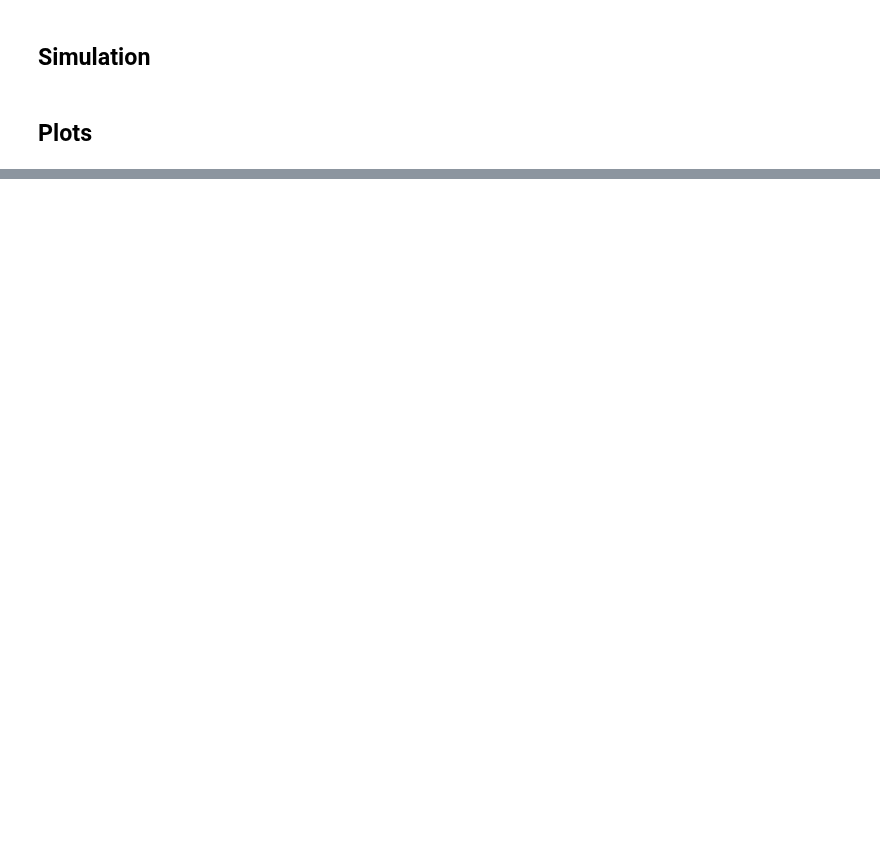
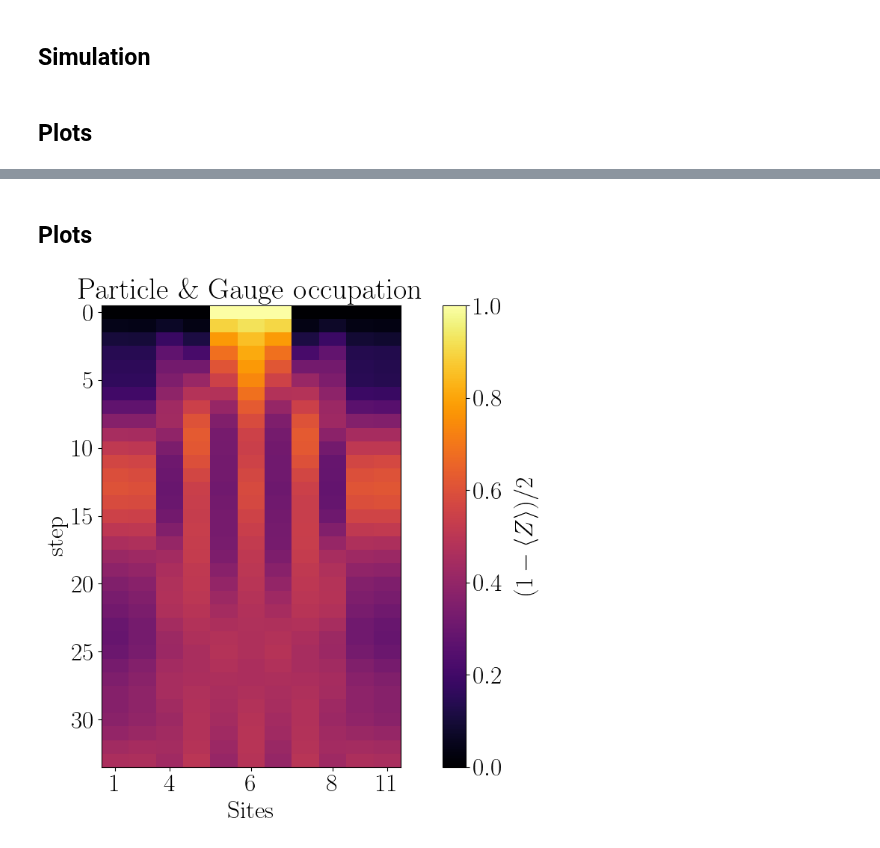
Before and after one commit to Fradm98/qs-qh, a Jupyter notebook: src/notebooks/Z2/qiskit_tn_simulations.ipynb, the cells around one changed output, grey strips where cells are left out. Saved outputs shown, nothing was run; the diff lists cells and outputs as text; code cells hidden in the pictures; blank space fills up the shorter version.

```diff
--- a/src/notebooks/Z2/qiskit_tn_simulations.ipynb
+++ b/src/notebooks/Z2/qiskit_tn_simulations.ipynb
@@ -103,0 +165,30 @@ for i, L in enumerate(L_arr):
+# %%
+from z2chain.plotting import load_site_gauge_observable_matrix, save_site_gauge_observable_matrix, convert_jobs_to_site_gauge_matrix
+from utils.hexec import execute_estimator_batch
+from utils.sexec import execute_simulation_estimator_batch
+
+jobs = []
+
+for i, L in enumerate(L_arr):
+    this_L_jobs = []
+    for estimator_opt, simulator_opt in zip(estimator_options, simulator_options):
+        filepath = f"Results/tncirc_z2pairquench_noisy_{device}_maxt_{final_time}_steps_{steps}_L_{L}_J_{J:.04f}_h_{h:.04f}_lamb_{lamb:.04f}_g_{g}_pp_{particle_pair_left_positions[i]}_pl_{particle_pair_length}_xbasis_{x_basis}_prec_{estimator_opt['default_precision']}.txt"
+        if os.path.exists(filepath):
+            this_jobs = load_site_gauge_observable_matrix(filepath)
+        else:
+            observable_generating_funcs = [partial(local_pauli_z if not x_basis else local_pauli_x, qubit_ind=i) for i in range(2*L-1)]
+            this_jobs = execute_simulation_estimator_batch(simulator_opt, estimator_opt, circuits[i], observable_generating_funcs)
+            this_jobs = convert_jobs_to_site_gauge_matrix(this_jobs)
+            save_site_gauge_observable_matrix(this_jobs, filepath)
+        this_L_jobs.append(this_jobs)
+    jobs.append(this_L_jobs)
+# %% [markdown]
+## Plots
+# %%
+from z2chain.plotting import x_t_plot
+
+for i, L in enumerate(L_arr):
+    for j, (estimator_opt, simulator_opt) in enumerate(zip(estimator_options, simulator_options)):
+        x_t_plot(jobs[i][j], filepath=f"Plots/tncirc_z2pairquench_noisy_{device}_maxt_{final_time}_steps_{steps}_L_{L}_J_{J:.04f}_h_{h:.04f}_lamb_{lamb:.04f}_g_{g}_pp_{particle_pair_left_positions[i]}_pl_{particle_pair_length}_xbasis_{x_basis}_prec_{estimator_opt['default_precision']}.png")
+# %% [output]
+[figure, added]
```
Also changed, not shown: parts of 10 cells of this notebook.
